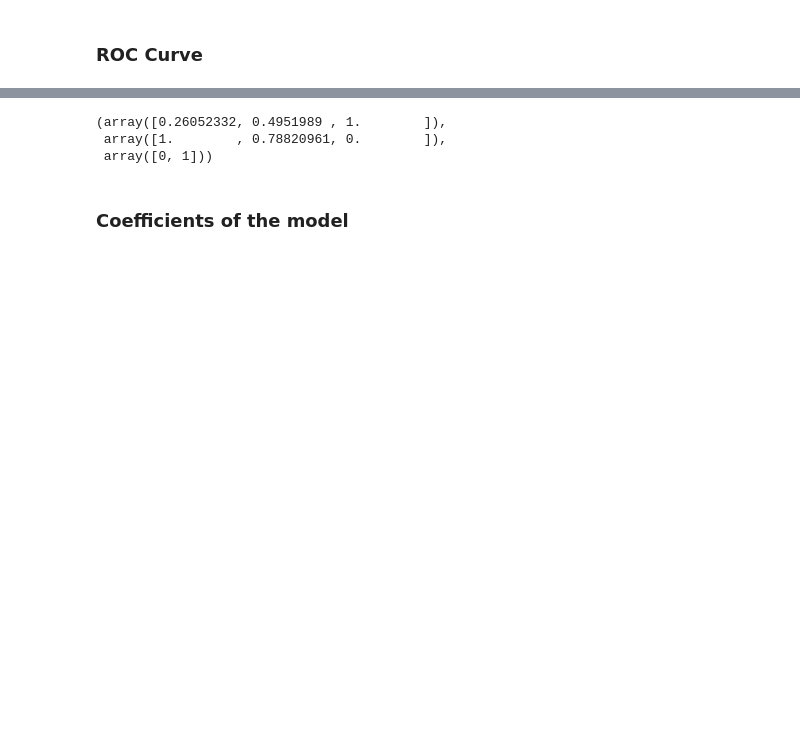
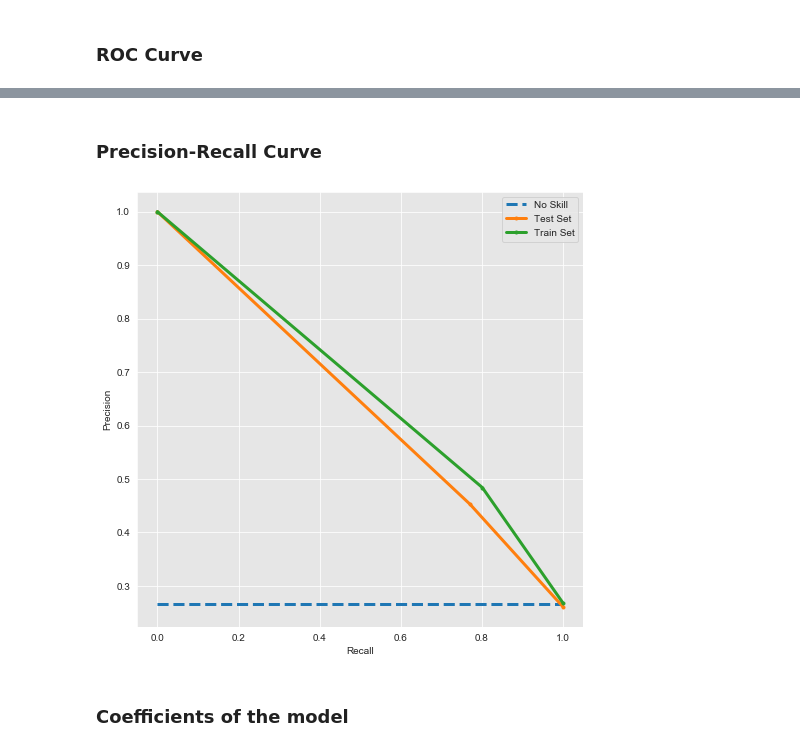
Before and after one commit to mattblasa/Customer-Churn-Prediction-Project, a Jupyter notebook: 2- Customer Churn Modelling Notebook.ipynb, the cells around one changed output, grey strips where cells are left out. Saved outputs shown, nothing was run; the diff lists cells and outputs as text; code cells hidden in the pictures; blank space fills up the shorter version.

Commit message:
precision-recall plot added

```diff
--- a/2- Customer Churn Modelling Notebook.ipynb
+++ b/2- Customer Churn Modelling Notebook.ipynb
@@ -130,3 +127,24 @@ def roc_curve_and_auc(clf, X_train, X_test, y_train, y_test):
+# %%
+def plot_pr_rc_curve(y_test, y_pred_test, y_train, y_pred_train):
+    fig = plt.figure(figsize = (8, 8))
+    lw =3
+    no_skill = len(y[y==1]) / len(y)
+    # plot the no skill precision-recall curve
+    plt.plot([0, 1], [no_skill, no_skill], linestyle='--', lw = lw, label='No Skill')
+    # calculate model precision-recall curve
+    precision, recall, _ = precision_recall_curve(y_test, y_pred_test)
+    train_precision, train_recall, _ = precision_recall_curve(y_train, y_pred_train)
+    # plot the model precision-recall curve
+    plt.plot(recall, precision, marker='.', lw = lw, label='Test Set')
+    plt.plot(train_recall,train_precision, marker='.',lw=lw, label='Train Set')
+    # axis labels
+    plt.xlabel('Recall')
+    plt.ylabel('Precision')
+    # show the legend
+    plt.legend()
+
+    # show the plot
+    plt.show()
 # %% [markdown]
 ##### Function to plot the coefficients
 # %%
@@ -254,9 +272,9 @@ Testing AUC: 0.83321
+# %% [markdown]
+### Precision-Recall Curve
 # %%
-precision_recall_curve(y_test, y_pred_test)
+plot_pr_rc_curve(y_test, y_pred_test, y_train, y_pred_train)
 # %% [output]
-(array([0.26052332, 0.4951989 , 1.        ]),
- array([1.        , 0.78820961, 0.        ]),
- array([0, 1]))
+[figure, added]
 # %% [markdown]
 ### Coefficients of the model
 # %%
```
Also changed, not shown: parts of 61 cells of this notebook, 1 other file.
